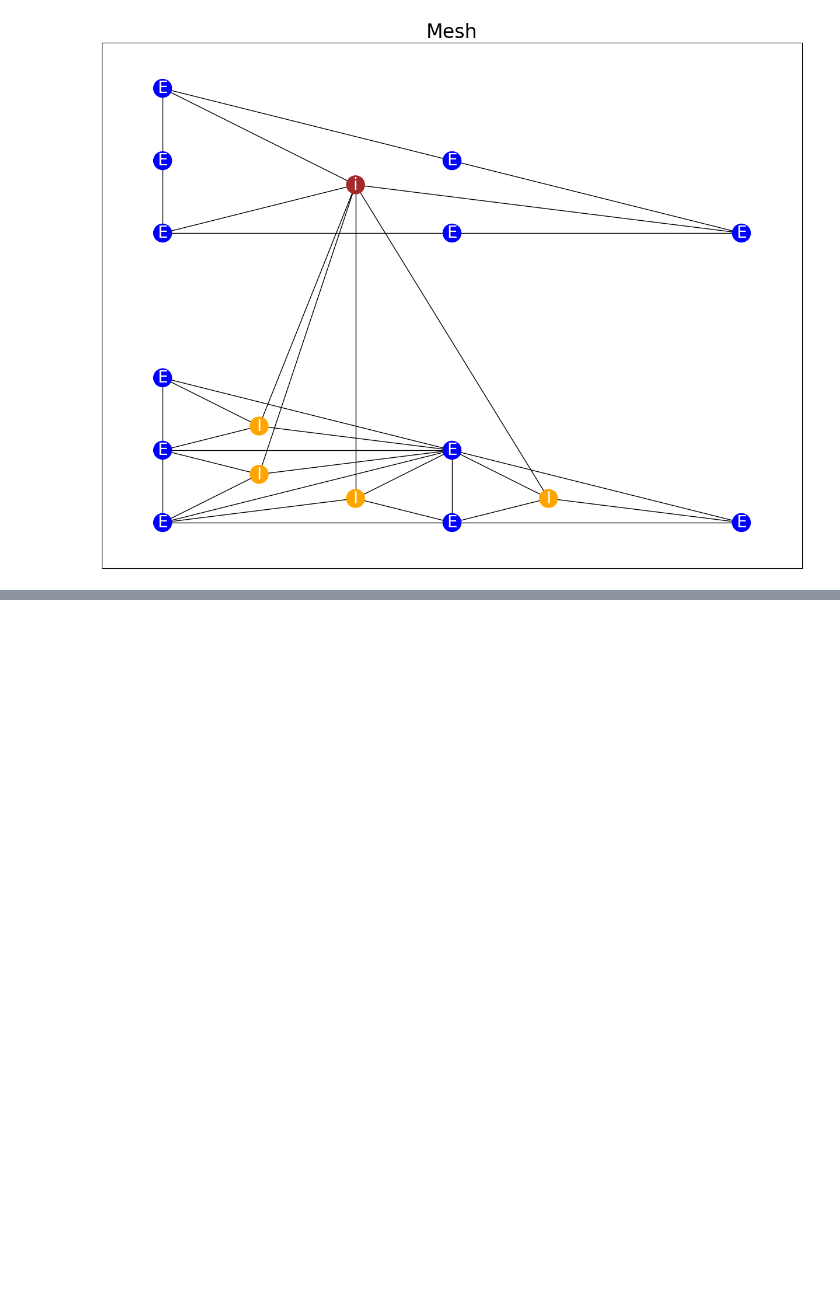
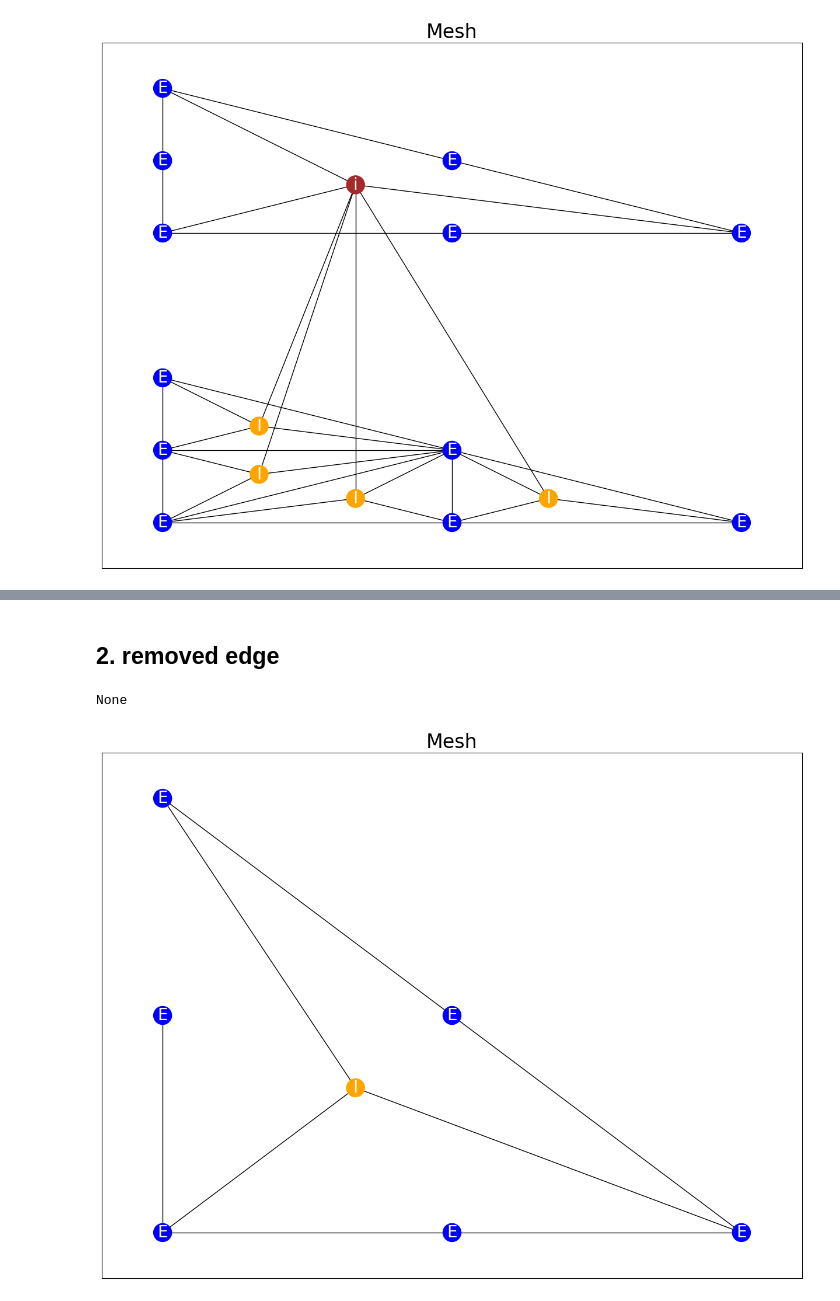
Before and after one commit to GGProjectWed1820/GGProject, a Jupyter notebook: examples/prod5.ipynb, the cells around one changed output, grey strips where cells are left out. Cells and saved outputs as stored; diff of their text form; code cells hidden in the pictures; blank space fills up the shorter version.

```diff
--- a/examples/prod5.ipynb
+++ b/examples/prod5.ipynb
@@ -56,0 +111,13 @@ draw(p1_after_first_p2, figsize=(12, 9))
+# %% [markdown]
+<h2>2. removed edge</h2>
+# %%
+test_graph = get_correct_left_side()
+test_graph.remove_edge(0, 1)
+subgraph = p5.find_isomorphic_to_left_side(test_graph)
+print(subgraph)
+# %% [output]
+None
+# %%
+draw(test_graph, figsize=(12, 9))
+# %% [output]
+[figure, added]
```
Also changed, not shown: parts of 13 cells of this notebook, 3 other files.
